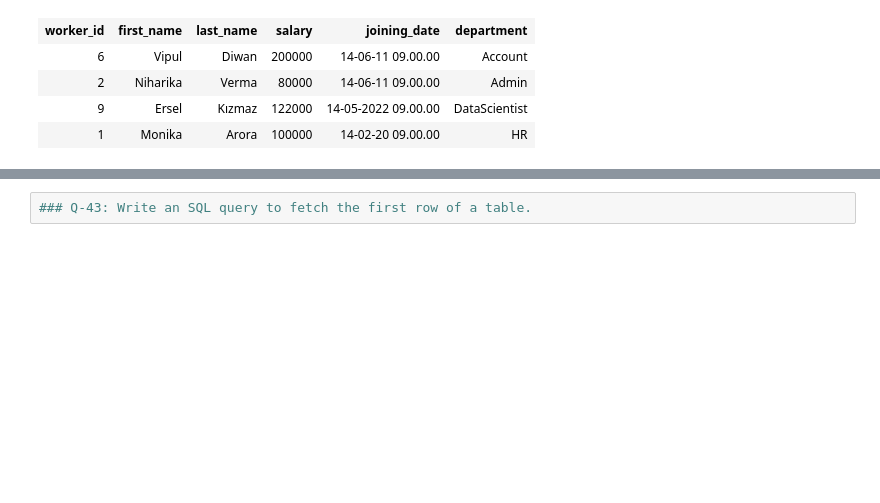
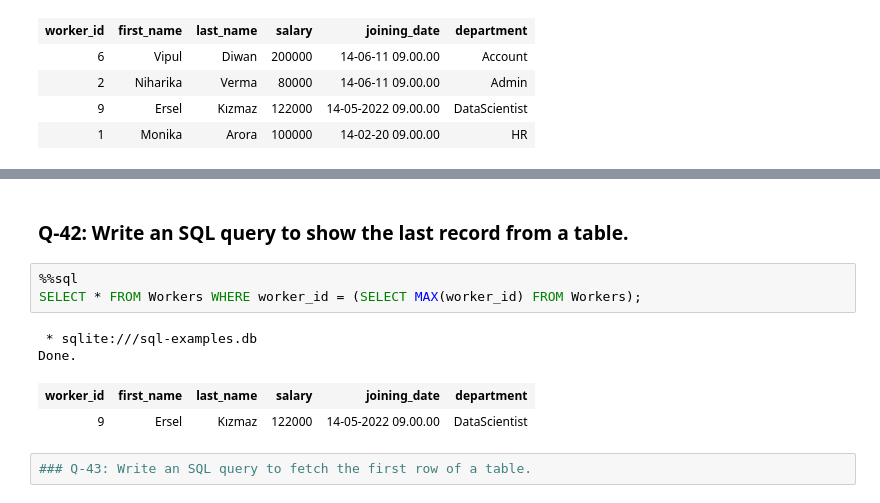
Before and after one commit to mrkizmaz/SQL-Operations, a Jupyter notebook: SQL-50examples.ipynb, the cells around one changed output, grey strips where cells are left out. Drawn from its saved outputs; the diff is of its cells as text; blank space fills up the shorter version.

```diff
--- a/SQL-50examples.ipynb
+++ b/SQL-50examples.ipynb
@@ -896,3 +905,13 @@ Done.
+# %% [markdown]
+### Q-42: Write an SQL query to show the last record from a table.
+# %%
+%%sql
+SELECT * FROM Workers WHERE worker_id = (SELECT MAX(worker_id) FROM Workers);
+# %% [output]
+ * sqlite:///sql-examples.db
+Done.
+| worker_id | first_name | last_name | salary | joining_date | department |
+| 9 | Ersel | Kızmaz | 122000 | 14-05-2022 09.00.00 | DataScientist |
 # %%
 ### Q-43: Write an SQL query to fetch the first row of a table.
 # %%
```
Also changed, not shown: parts of 4 cells of this notebook.
